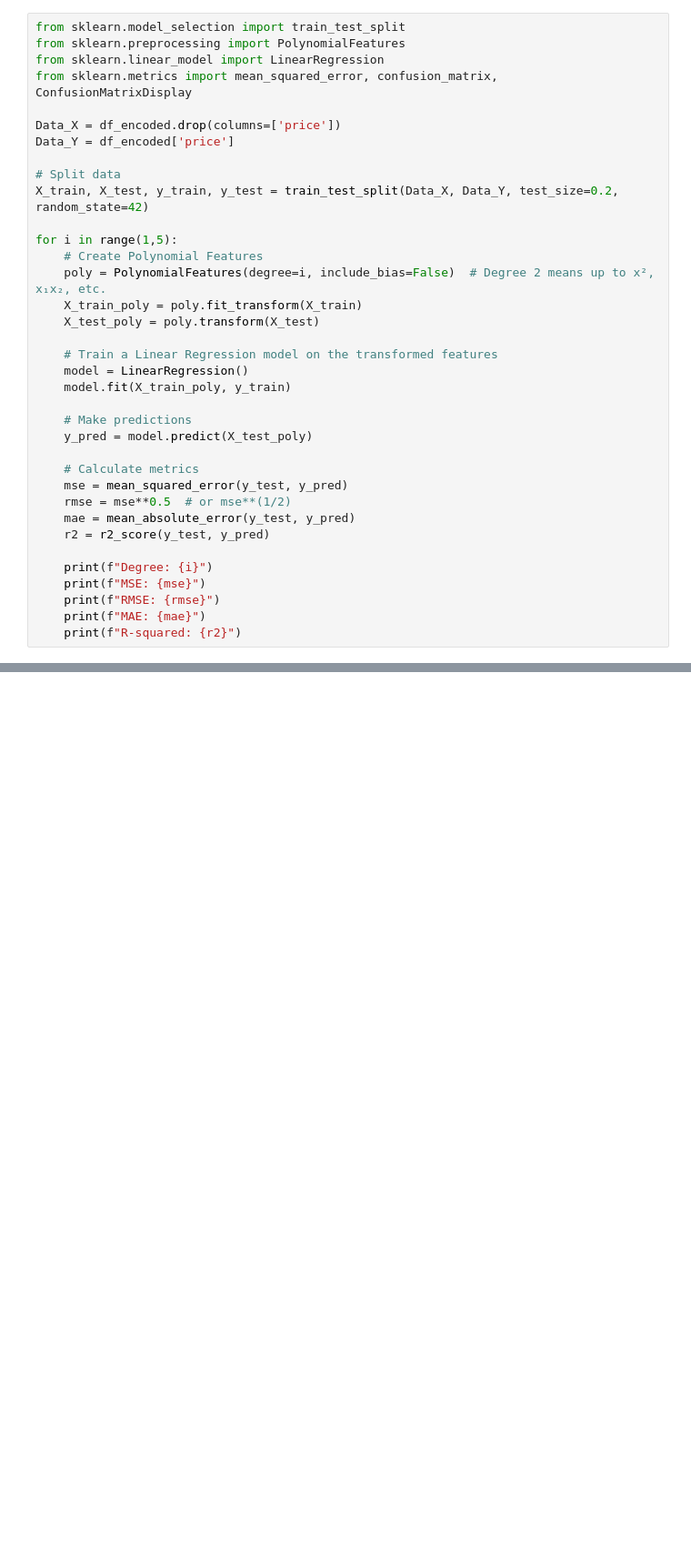
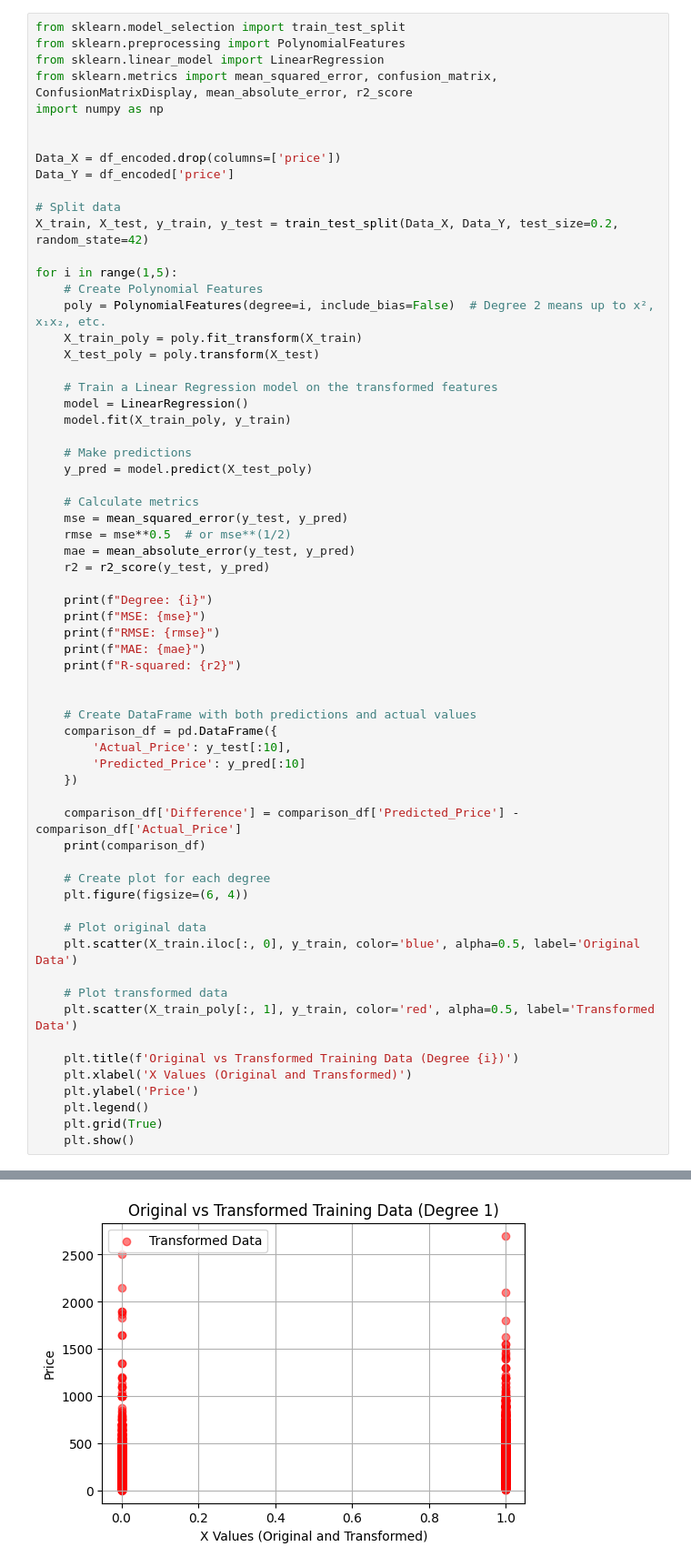
Before and after one commit to XlaSh9914/l3pp-ai-ml, a Jupyter notebook: 2.Flask_site/model/house-price-prediction.ipynb, the cells around one changed output, grey strips where cells are left out. Shown at 91% size. Drawn from its saved outputs; the diff is of its cells as text; blank space fills up the shorter version.

```diff
--- a/2.Flask_site/model/house-price-prediction.ipynb
+++ b/2.Flask_site/model/house-price-prediction.ipynb
@@ -109,7 +109,9 @@ plt.show()
 from sklearn.model_selection import train_test_split
 from sklearn.preprocessing import PolynomialFeatures
 from sklearn.linear_model import LinearRegression
-from sklearn.metrics import mean_squared_error, confusion_matrix, ConfusionMatrixDisplay
+from sklearn.metrics import mean_squared_error, confusion_matrix, ConfusionMatrixDisplay, mean_absolute_error, r2_score
+import numpy as np
+
 
 Data_X = df_encoded.drop(columns=['price'])
 Data_Y = df_encoded['price']
@@ -141,6 +143,32 @@ for i in range(1,5):
     print(f"RMSE: {rmse}")
     print(f"MAE: {mae}")
     print(f"R-squared: {r2}")
+
+
+    # Create DataFrame with both predictions and actual values
+    comparison_df = pd.DataFrame({
+        'Actual_Price': y_test[:10],
+        'Predicted_Price': y_pred[:10]
+    })
+
+    comparison_df['Difference'] = comparison_df['Predicted_Price'] - comparison_df['Actual_Price']
+    print(comparison_df)
+
+    # Create plot for each degree
+    plt.figure(figsize=(6, 4))
+
+    # Plot original data
+    plt.scatter(X_train.iloc[:, 0], y_train, color='blue', alpha=0.5, label='Original Data')
+
+    # Plot transformed data
+    plt.scatter(X_train_poly[:, 1], y_train, color='red', alpha=0.5, label='Transformed Data')
+
+    plt.title(f'Original vs Transformed Training Data (Degree {i})')
+    plt.xlabel('X Values (Original and Transformed)')
+    plt.ylabel('Price')
+    plt.legend()
+    plt.grid(True)
+    plt.show()
 # %% [output]
 Degree: 1
 MSE: 7255.20343237181
@@ -164,0 +189 @@ R-squared: 0.654311392262606
+[figure, added]
```
Also changed, not shown: parts of 2 cells of this notebook.
